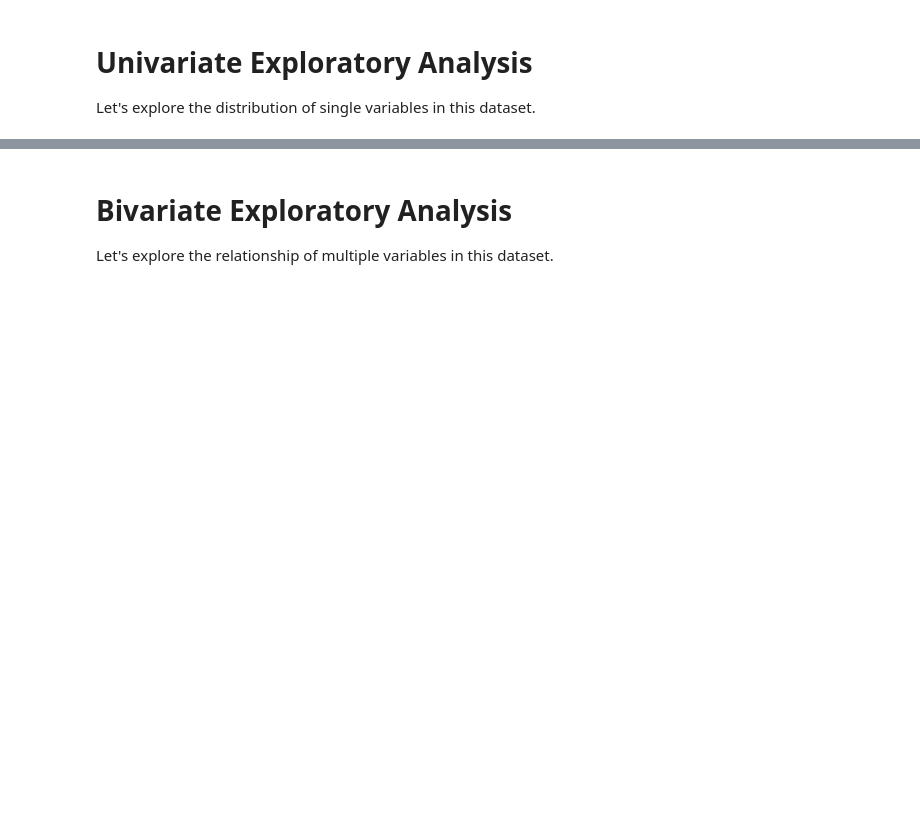
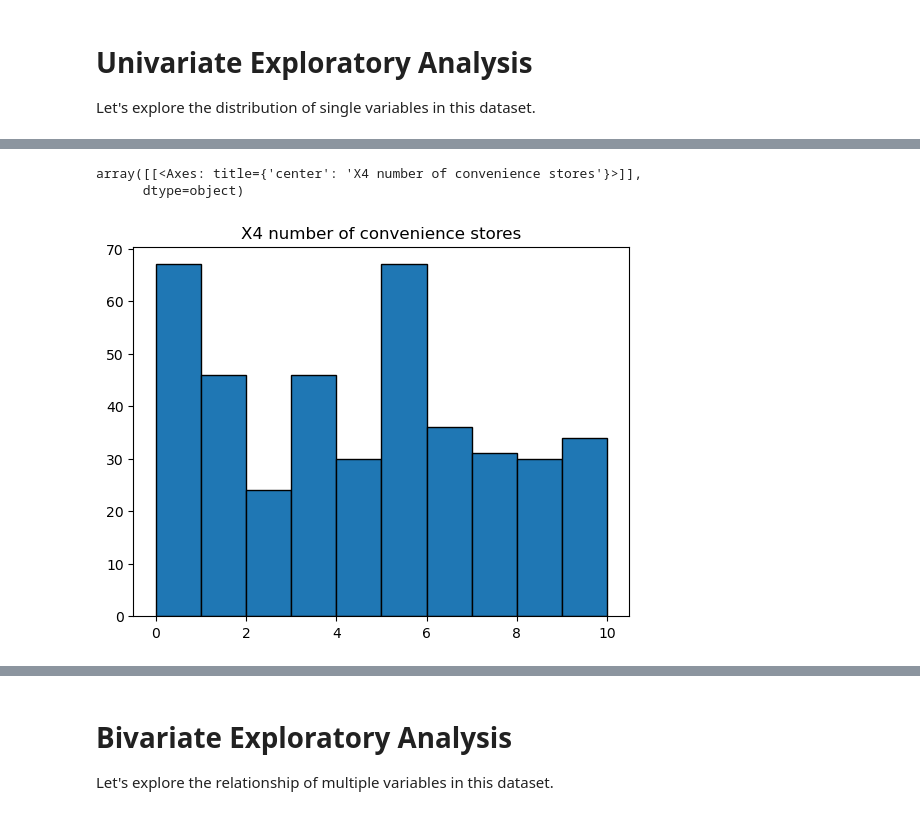
Before and after one commit to gayanes/rental-pricing-explore-challenging, a Jupyter notebook: code/data_prep/01explore.ipynb, the cells around one changed output, grey strips where cells are left out. Cells and saved outputs as stored; diff of their text form; code cells hidden in the pictures; blank space fills up the shorter version.

```diff
--- a/code/data_prep/01explore.ipynb
+++ b/code/data_prep/01explore.ipynb
@@ -90,0 +105,6 @@ Let's explore the distribution of single variables in this dataset.
+# %%
+df.hist(column='X4 number of convenience stores', bins=10, range=(0,10), grid=False, edgecolor='black')
+# %% [output]
+array([[<Axes: title={'center': 'X4 number of convenience stores'}>]],
+      dtype=object)
+[figure, added]
```
Also changed, not shown: parts of 10 cells of this notebook.
